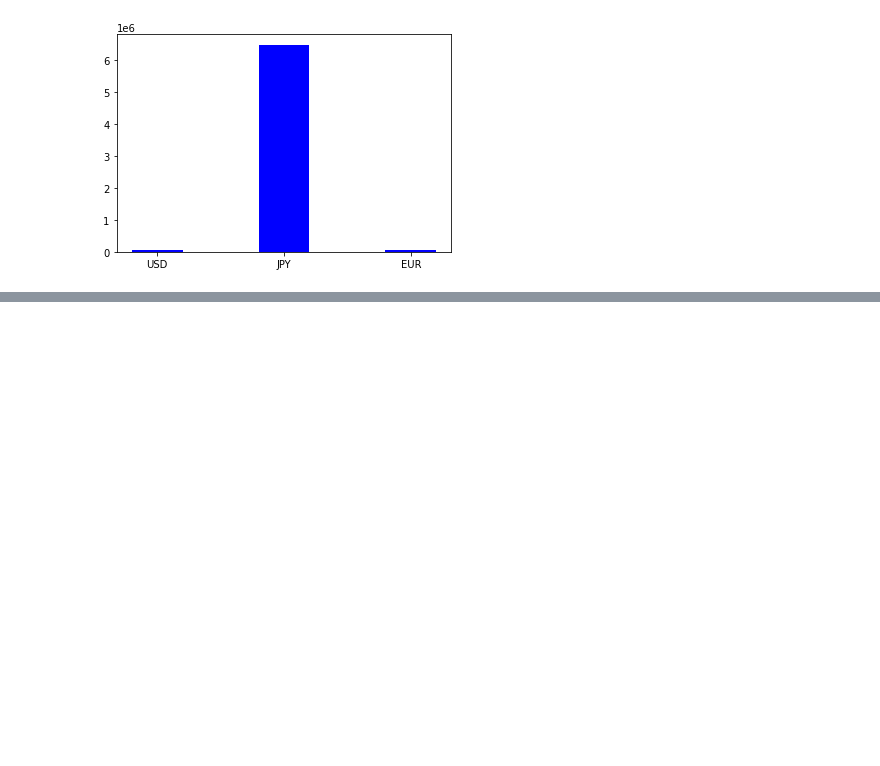
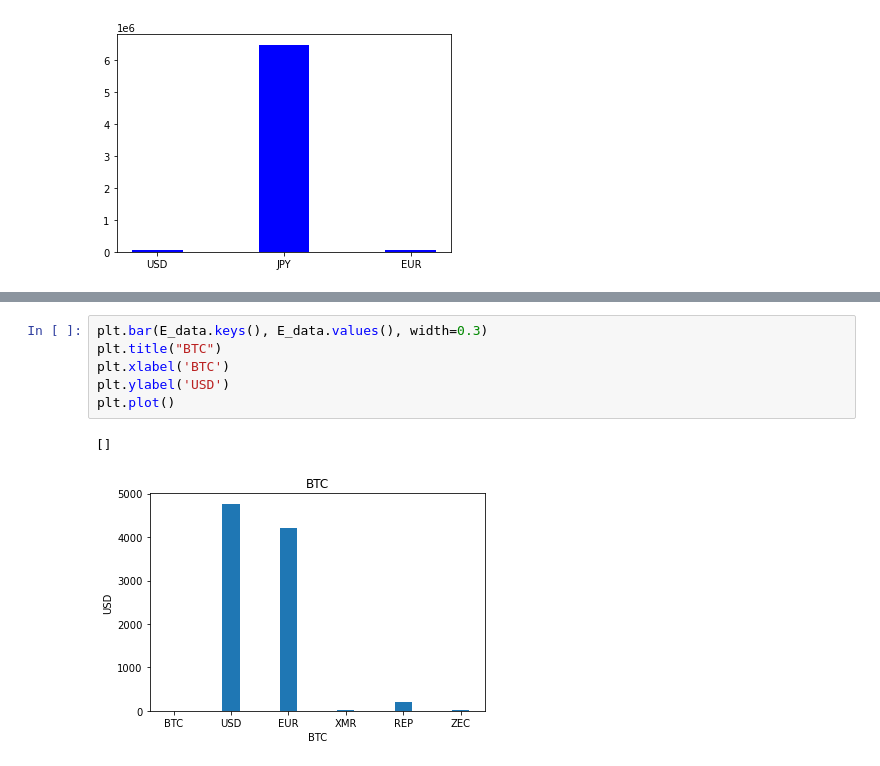
Before and after one commit to dropboxdigitalpvtltd/Utilities, a Jupyter notebook: tkinter/notebook.ipynb, the cells around one changed output, grey strips where cells are left out. Saved outputs shown, nothing was run; the diff lists cells and outputs as text; blank space fills up the shorter version.

```diff
--- a/tkinter/notebook.ipynb
+++ b/tkinter/notebook.ipynb
@@ -64,0 +85,9 @@ sns.barplot(x=['red', 'green', 'blue'], y=[10, 20, 30])
+# %%
+plt.bar(E_data.keys(), E_data.values(), width=0.3)
+plt.title("BTC")
+plt.xlabel('BTC')
+plt.ylabel('USD')
+plt.plot()
+# %% [output]
+[]
+[figure, added]
```
Also changed, not shown: parts of 10 cells of this notebook, 3 other files.
